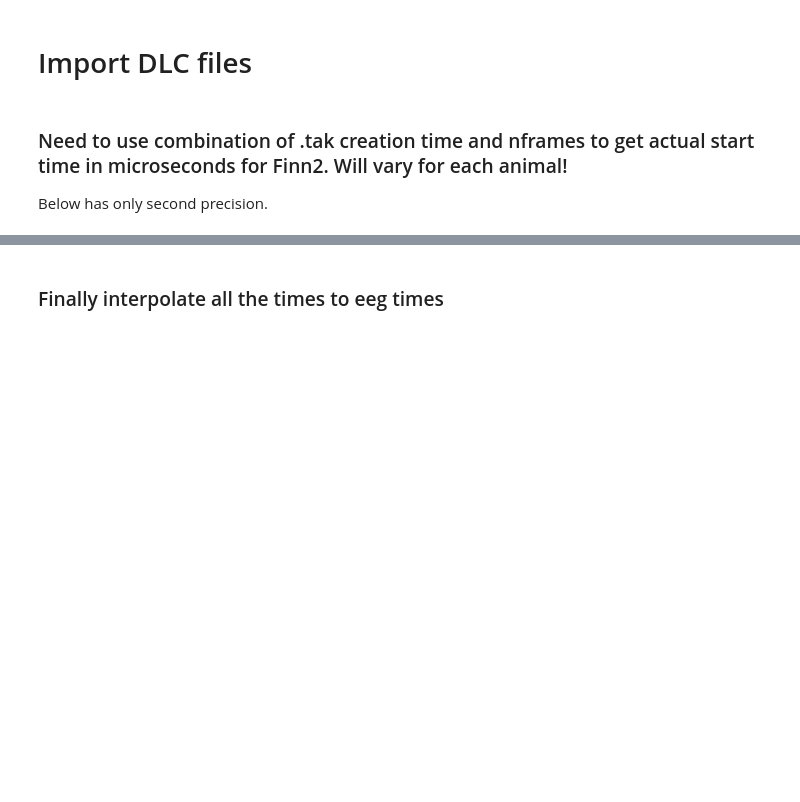
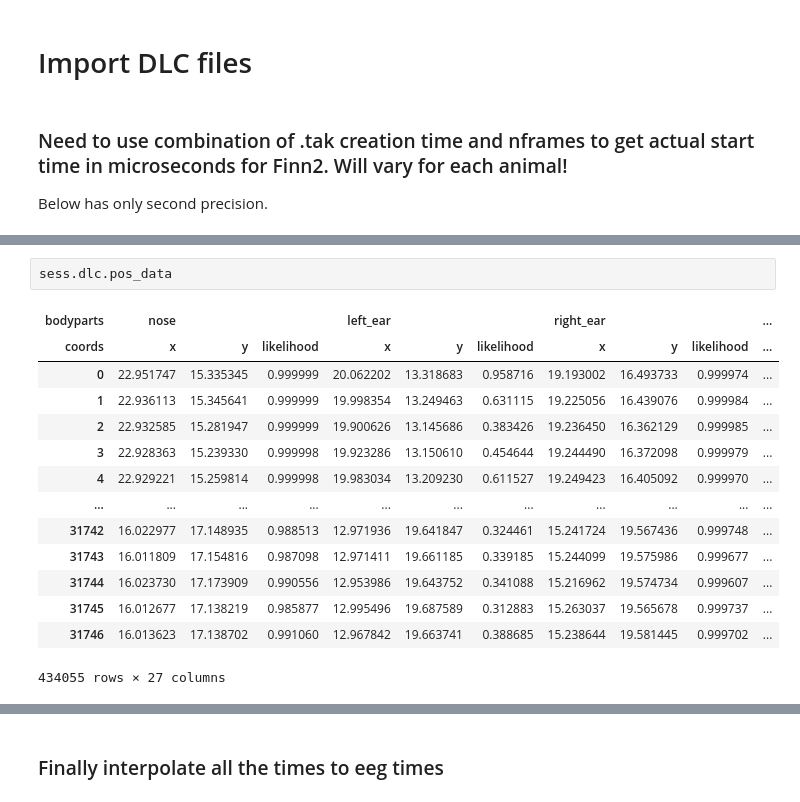
Before and after one commit to diba-lab/NeuroPy, a Jupyter notebook: notebooks/Image_ephys_dlc_alignment.ipynb, the cells around one changed output, grey strips where cells are left out. Drawn from its saved outputs; the diff is of its cells as text; blank space fills up the shorter version.

```diff
--- a/notebooks/Image_ephys_dlc_alignment.ipynb
+++ b/notebooks/Image_ephys_dlc_alignment.ipynb
@@ -166,2 +157,19 @@ sess.dlc.plot2d(bodyparts="crown_middle", lcutoff=0.9)
+# %%
+sess.dlc.pos_data
+# %% [output]
+| bodyparts | nose |  |  | left_ear |  |  | right_ear |  |  | ... |
+| coords | x | y | likelihood | x | y | likelihood | x | y | likelihood | ... |
+| 0 | 22.951747 | 15.335345 | 0.999999 | 20.062202 | 13.318683 | 0.958716 | 19.193002 | 16.493733 | 0.999974 | ... |
+| 1 | 22.936113 | 15.345641 | 0.999999 | 19.998354 | 13.249463 | 0.631115 | 19.225056 | 16.439076 | 0.999984 | ... |
+| 2 | 22.932585 | 15.281947 | 0.999999 | 19.900626 | 13.145686 | 0.383426 | 19.236450 | 16.362129 | 0.999985 | ... |
+| 3 | 22.928363 | 15.239330 | 0.999998 | 19.923286 | 13.150610 | 0.454644 | 19.244490 | 16.372098 | 0.999979 | ... |
+| 4 | 22.929221 | 15.259814 | 0.999998 | 19.983034 | 13.209230 | 0.611527 | 19.249423 | 16.405092 | 0.999970 | ... |
+| ... | ... | ... | ... | ... | ... | ... | ... | ... | ... | ... |
+| 31742 | 16.022977 | 17.148935 | 0.988513 | 12.971936 | 19.641847 | 0.324461 | 15.241724 | 19.567436 | 0.999748 | ... |
+| 31743 | 16.011809 | 17.154816 | 0.987098 | 12.971411 | 19.661185 | 0.339185 | 15.244099 | 19.575986 | 0.999677 | ... |
+| 31744 | 16.023730 | 17.173909 | 0.990556 | 12.953986 | 19.643752 | 0.341088 | 15.216962 | 19.574734 | 0.999607 | ... |
+| 31745 | 16.012677 | 17.138219 | 0.985877 | 12.995496 | 19.687589 | 0.312883 | 15.263037 | 19.565678 | 0.999737 | ... |
+| 31746 | 16.013623 | 17.138702 | 0.991060 | 12.967842 | 19.663741 | 0.388685 | 15.238644 | 19.581445 | 0.999702 | ... |
+434055 rows × 27 columns
 # %%
 # Now plot speed data
```
Also changed, not shown: parts of 9 cells of this notebook.
